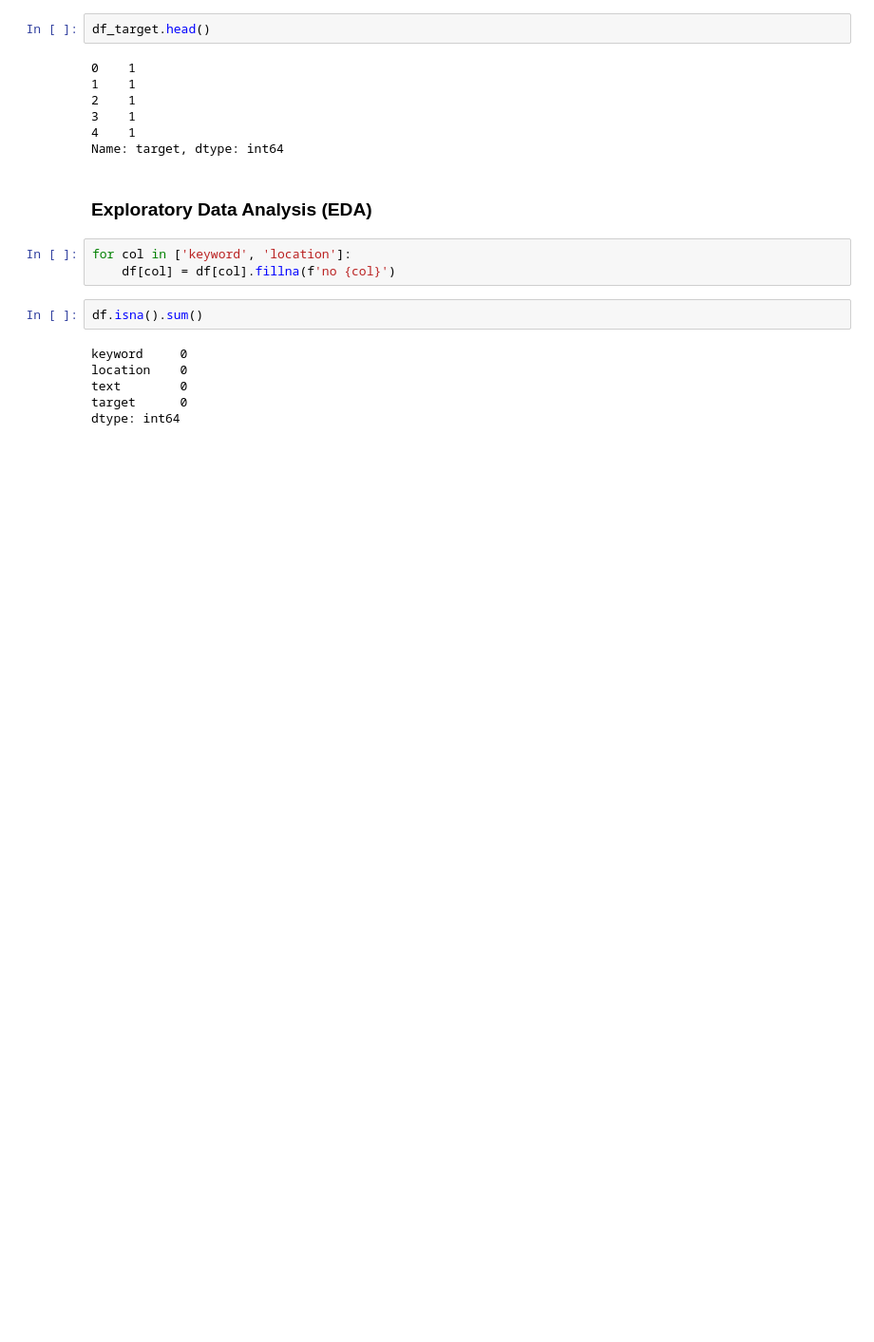
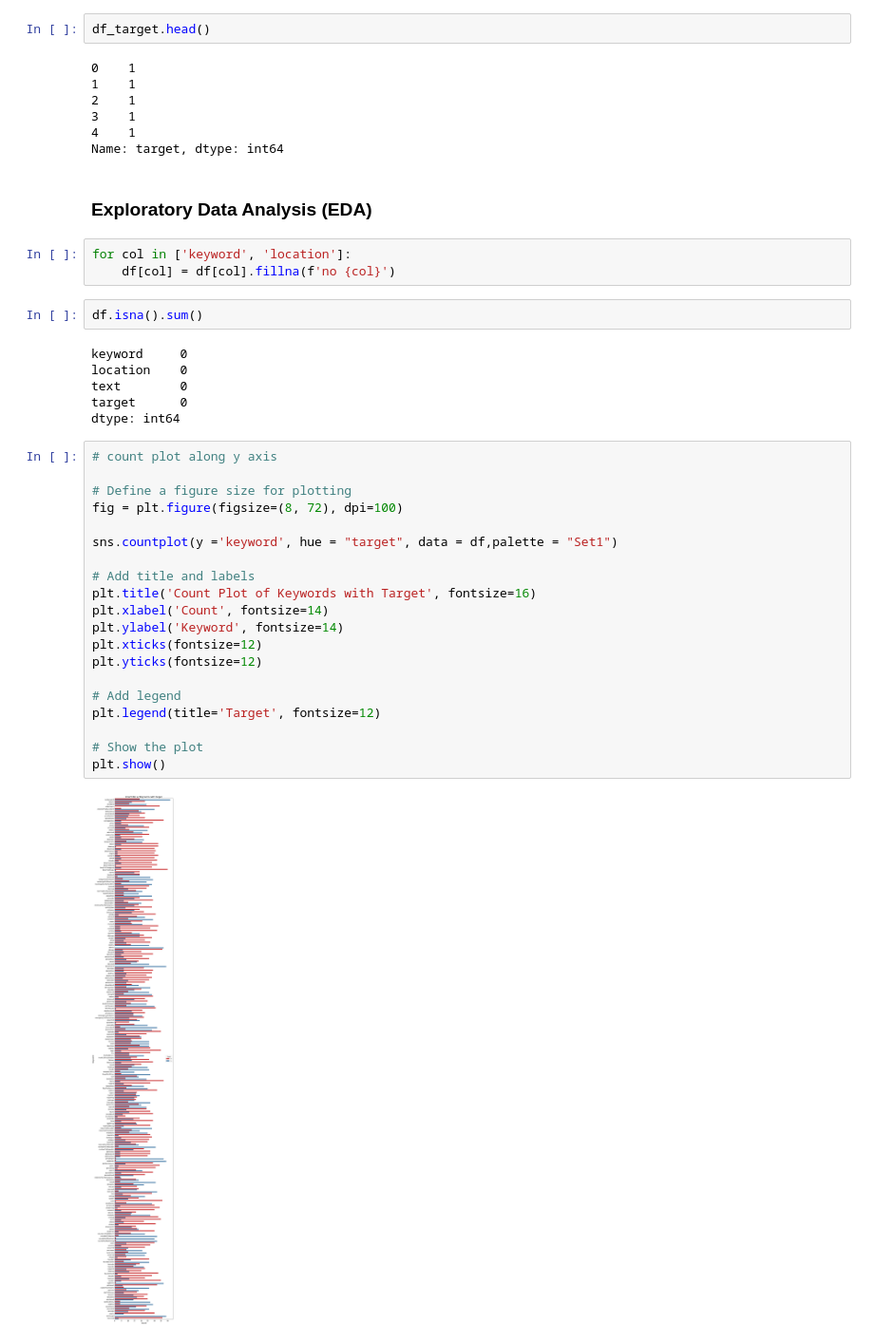
Before and after one commit to SurilPurohit/tweet-disaster-detection-system, a Jupyter notebook: main.ipynb, the cells around one changed output. Shown at 95% size. Saved outputs shown, nothing was run; the diff lists cells and outputs as text; blank space fills up the shorter version.

```diff
--- a/main.ipynb
+++ b/main.ipynb
@@ -115,3 +119,25 @@ location    0
 text        0
 target      0
 dtype: int64
+# %%
+# count plot along y axis
+
+# Define a figure size for plotting
+fig = plt.figure(figsize=(8, 72), dpi=100)
+
+sns.countplot(y ='keyword', hue = "target", data = df,palette = "Set1")
+
+# Add title and labels
+plt.title('Count Plot of Keywords with Target', fontsize=16)
+plt.xlabel('Count', fontsize=14)
+plt.ylabel('Keyword', fontsize=14)
+plt.xticks(fontsize=12)
+plt.yticks(fontsize=12)
+
+# Add legend
+plt.legend(title='Target', fontsize=12)
+
+# Show the plot
+plt.show()
+# %% [output]
+[figure, added]
```
Also changed, not shown: parts of 26 cells of this notebook, 5 other files.
